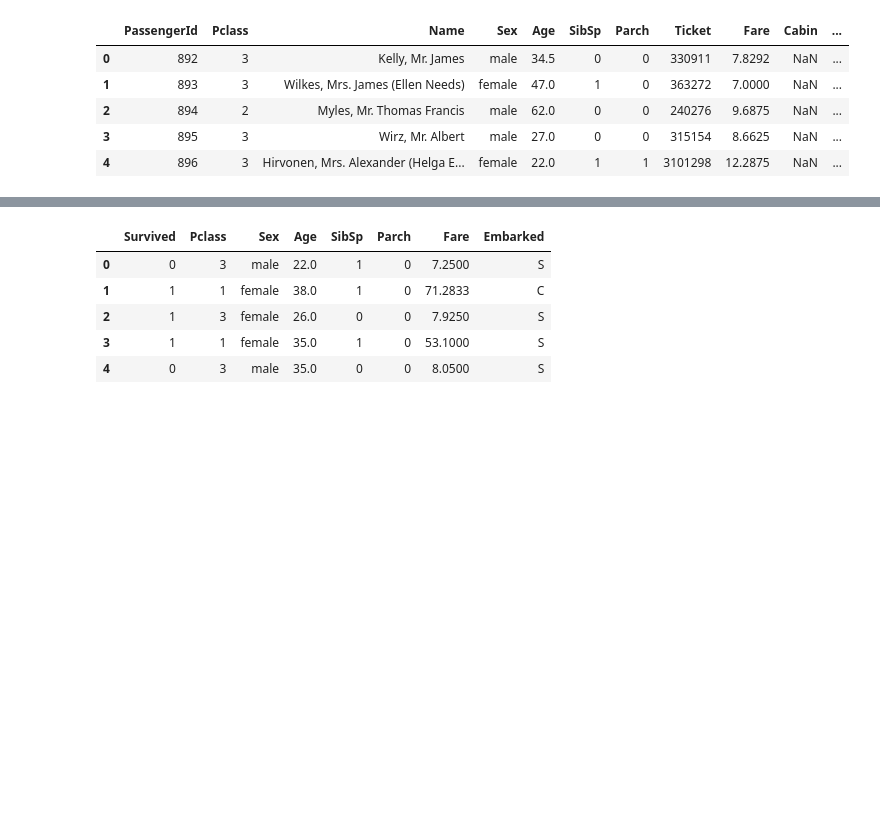
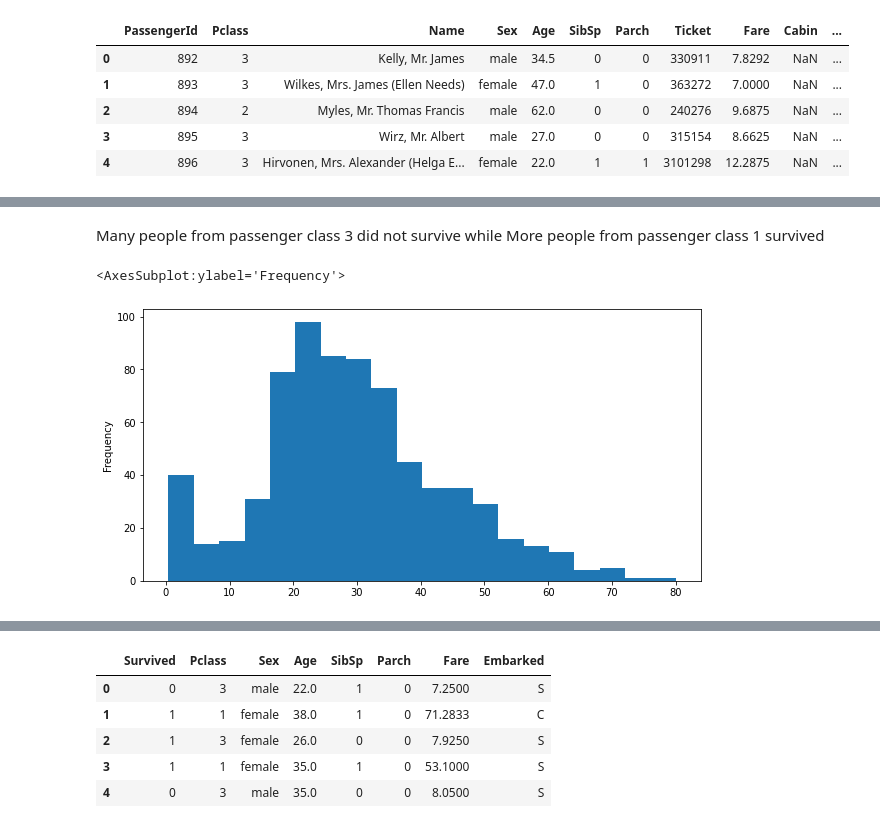
Before and after one commit to Arpan100494/Macine-Learning, a Jupyter notebook: titanic_prediction.ipynb, the cells around one changed output, grey strips where cells are left out. Drawn from its saved outputs; the diff is of its cells as text; code cells hidden in the pictures; blank space fills up the shorter version.

```diff
--- a/titanic_prediction.ipynb
+++ b/titanic_prediction.ipynb
@@ -26,0 +50,8 @@ test.head()
+# %% [markdown]
+Many people from passenger class 3 did not survive while
+More people from passenger class 1 survived
+# %%
+train['Age'].plot.hist(figsize = (10,5), bins = 20)
+# %% [output]
+<AxesSubplot:ylabel='Frequency'>
+[figure, added]
```
Also changed, not shown: parts of 12 cells of this notebook.
